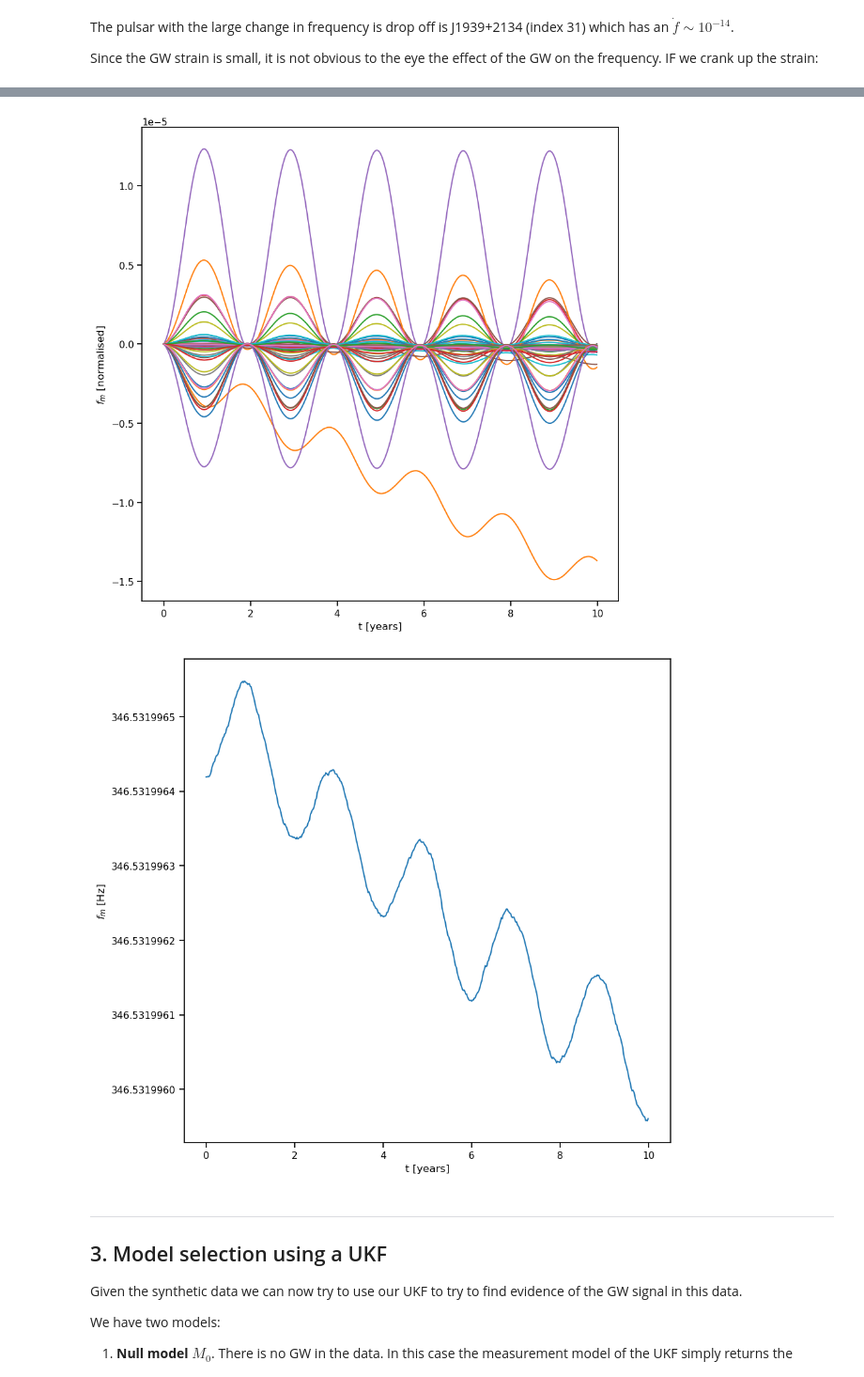
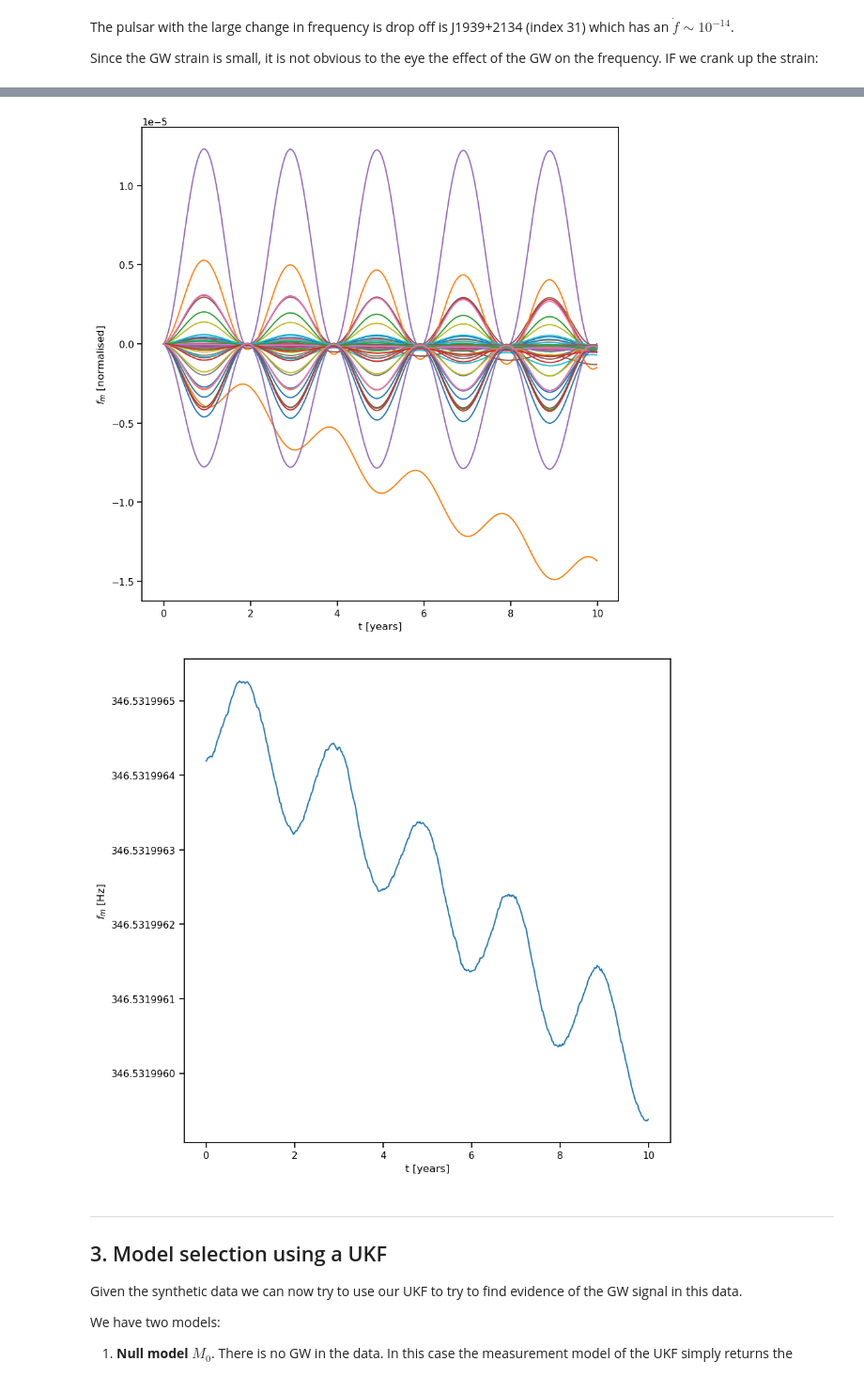
Before and after one commit to tomkimpson/PulsarKF, a Jupyter notebook: notebooks/GW-Detection-with-UKF.ipynb, the cells around one changed output, grey strips where cells are left out. Shown at 94% size. Drawn from its saved outputs; the diff is of its cells as text; code cells hidden in the pictures.

```diff
--- a/notebooks/GW-Detection-with-UKF.ipynb
+++ b/notebooks/GW-Detection-with-UKF.ipynb
@@ -166,7 +169,7 @@ The pulsar with the large change in frequency is drop off is J1939+2134 (index 3
 
 Since the GW strain is small, it is not obvious to the eye the effect of the GW on the frequency. IF we crank up the strain:
 # %%
-high_strain_observations = PulsarFrequencyObservations(t,seed_noise=None)              # re-initialise the class,
+high_strain_observations = PulsarFrequencyObservations(t)              # re-initialise the class,
 
 GW_parameters =  cfg["GW_parameters"]
 GW_parameters["h0"] = 1e-8       # override the strain
@@ -187,5 +192,5 @@ The change in frequency was: 5.9000268390341226166e-07
 [figure]
-[figure, old version]
+[figure, new version]
 # %% [markdown]
 ---
 
```
Also changed, not shown: parts of 26 cells of this notebook, 17 other files.
